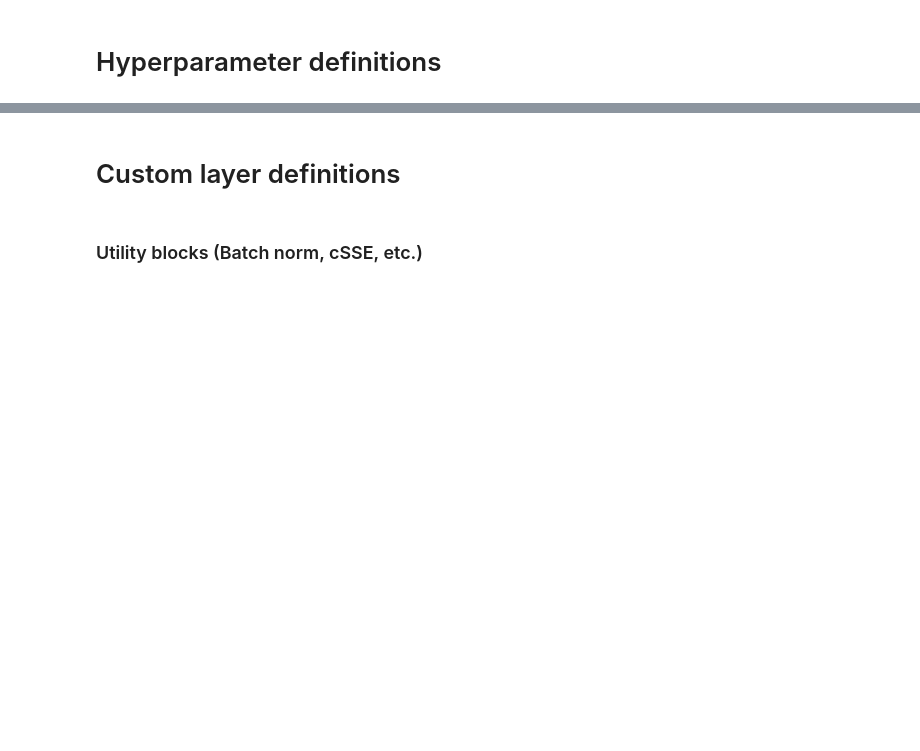
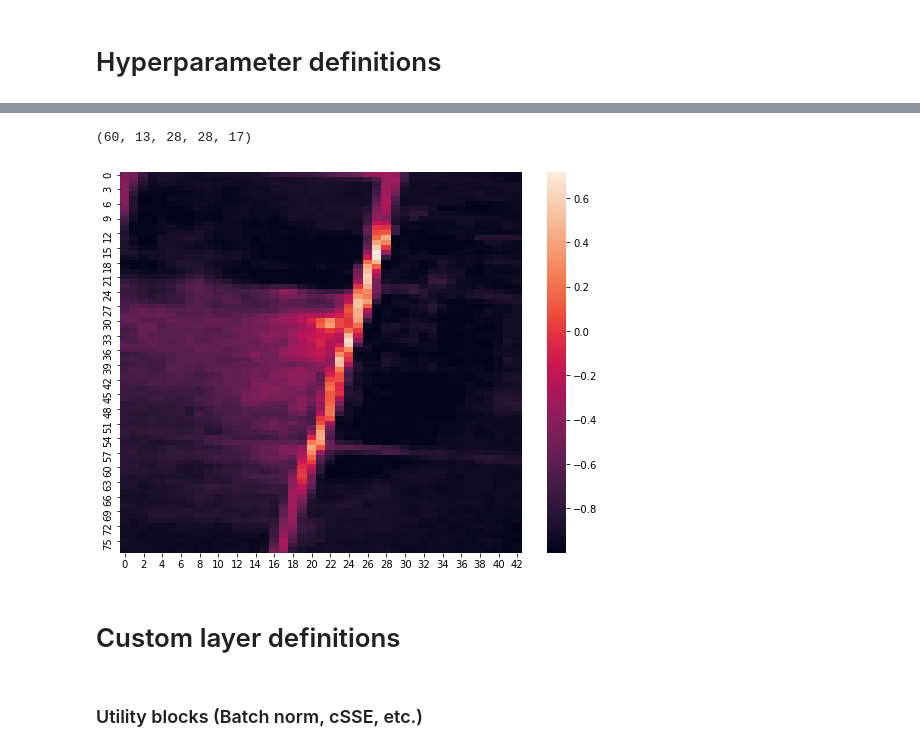
Before and after one commit to wri/sentinel-tree-cover, a Jupyter notebook: notebooks/4-model.ipynb, the cells around one changed output, grey strips where cells are left out. Drawn from its saved outputs; the diff is of its cells as text; code cells hidden in the pictures; blank space fills up the shorter version.

```diff
--- a/notebooks/4-model.ipynb
+++ b/notebooks/4-model.ipynb
@@ -110,3 +132,28 @@ output_size = 14
+# %%
+x = np.load("../src/subtile.npy")
+from matplotlib import pyplot as plt
+import seaborn as sns
+
+plt.figure(figsize=(9, 7))
+sns.heatmap(x[0, 124:-28, 117:-70, 0])
+
+
+starts = np.arange(124, 230-28, 8)
+starts2 = np.arange(117, 230-70, 8)
+xs = np.zeros((len(starts)*len(starts2), 13, 28, 28, 17), dtype = np.float32)
+i = 0
+for l in starts:
+    for y in starts2:
+        #print(l, y)
+        xs[i] = x[:, l:l+28, y:y+28, :]
+        i += 1
+print(xs.shape)
+ys = np.zeros((xs.shape[0], 14, 14))
+np.save("pineapplex.npy", xs)
+np.save("pineappley.npy", ys)
+# %% [output]
+(60, 13, 28, 28, 17)
+[figure, added]
 # %% [markdown]
 # Custom layer definitions
 # %% [markdown]
```
Also changed, not shown: parts of 30 cells of this notebook, 40 other files.
